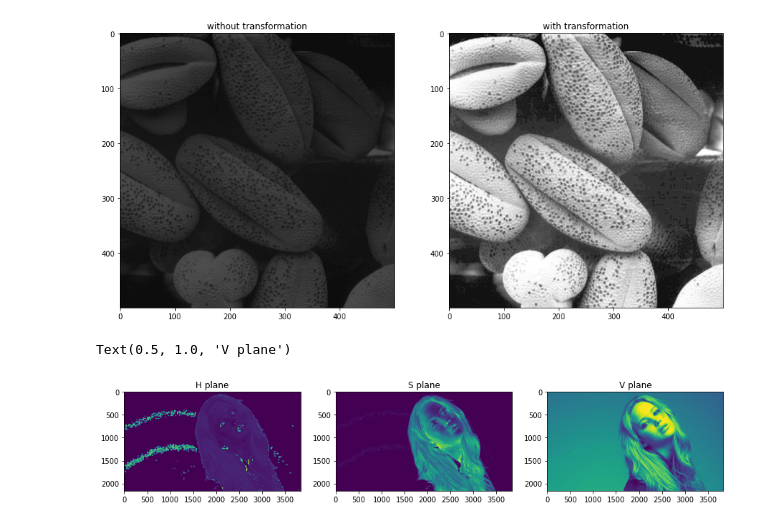
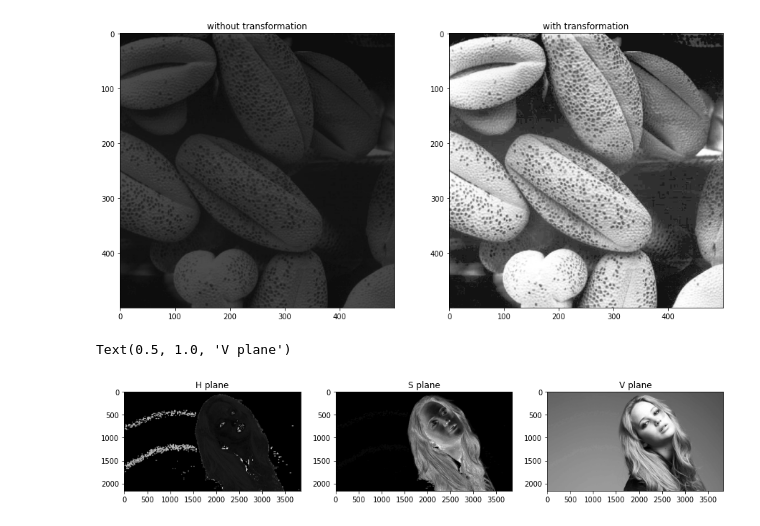
Before and after one commit to leonfdo/Image_augmentation, a Jupyter notebook: Untitled-1.ipynb, the cells around one changed output. Drawn from its saved outputs; the diff is of its cells as text; code cells hidden in the pictures.

```diff
--- a/Untitled-1.ipynb
+++ b/Untitled-1.ipynb
@@ -190,16 +192,17 @@ ax[1].set_title("with transformation")
 Text(0.5, 1.0, 'with transformation')
 [figure]
 # %%
-jen_img=cv.imread("C:\\Users\\leonf\Music\\image_processing\\jeniffer.jpg",1)
-jen_img=cv.cvtColor(jen_img,cv.COLOR_BGR2HSV)
+img=cv.imread("C:\\Users\\leonf\Music\\image_processing\\jeniffer.jpg",1)
+jen_img=cv.cvtColor(img,cv.COLOR_BGR2HSV)
+#jen_img=cv.cvtColor(jen_img,cv.COLOR_RGB2HSV)
 hue,saturation,value=cv.split(jen_img)
 fig,ax=plt.subplots(1,3,figsize=(15,15))
-ax[0].imshow(hue)
+ax[0].imshow(hue,cmap="gray")
 ax[0].set_title("H plane")
-ax[1].imshow(saturation)
+ax[1].imshow(saturation,cmap="gray")
 ax[1].set_title("S plane")
-ax[2].imshow(value)
+ax[2].imshow(value,cmap="gray")
 ax[2].set_title("V plane")
 # %% [output]
 Text(0.5, 1.0, 'V plane')
-[figure, old version]
+[figure, new version]
```
Also changed, not shown: parts of 14 cells of this notebook.
